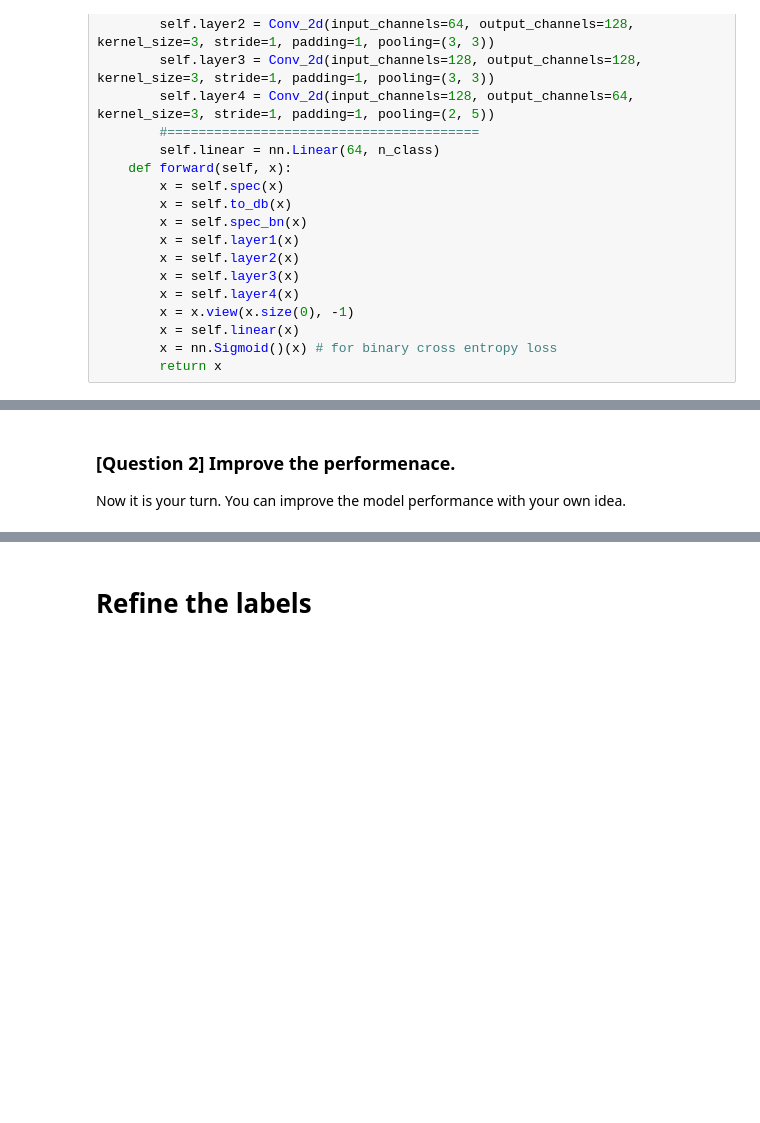
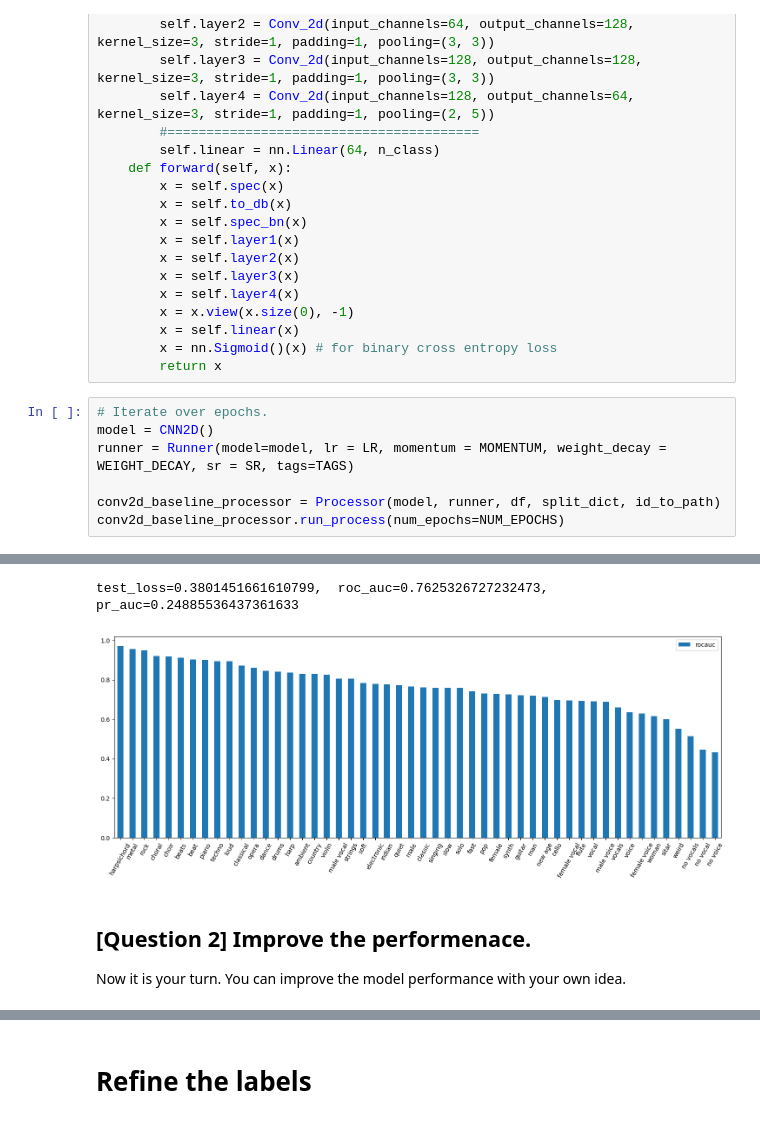
Before and after one commit to minigb/musical-applications-of-machine-learning-gct634-2025, a Jupyter notebook: hw2/GCT634_HW2.ipynb, the cells around one changed output, grey strips where cells are left out. Cells and saved outputs as stored; diff of their text form; blank space fills up the shorter version.

```diff
--- a/hw2/GCT634_HW2.ipynb
+++ b/hw2/GCT634_HW2.ipynb
@@ -506,3 +529,11 @@ class CNN2D(nn.Module):
         x = self.linear(x)
         x = nn.Sigmoid()(x) # for binary cross entropy loss
         return x
+# %%
+# Iterate over epochs.
+model = CNN2D()
+runner = Runner(model=model, lr = LR, momentum = MOMENTUM, weight_decay = WEIGHT_DECAY, sr = SR, tags=TAGS)
+
+conv2d_baseline_processor = Processor(model, runner, df, split_dict, id_to_path)
+conv2d_baseline_processor.run_process(num_epochs=NUM_EPOCHS)
+# %% [output]
@@ -509,3 +550,5 @@ class CNN2D(nn.Module):
+test_loss=0.3801451661610799,  roc_auc=0.7625326727232473, pr_auc=0.24885536437361633
+[figure, added]
 # %% [markdown]
-### [Question 2] Improve the performenace.
+## [Question 2] Improve the performenace.
 Now it is your turn. You can improve the model performance with your own idea.
```
Also changed, not shown: parts of 46 cells of this notebook, 1 other file.
